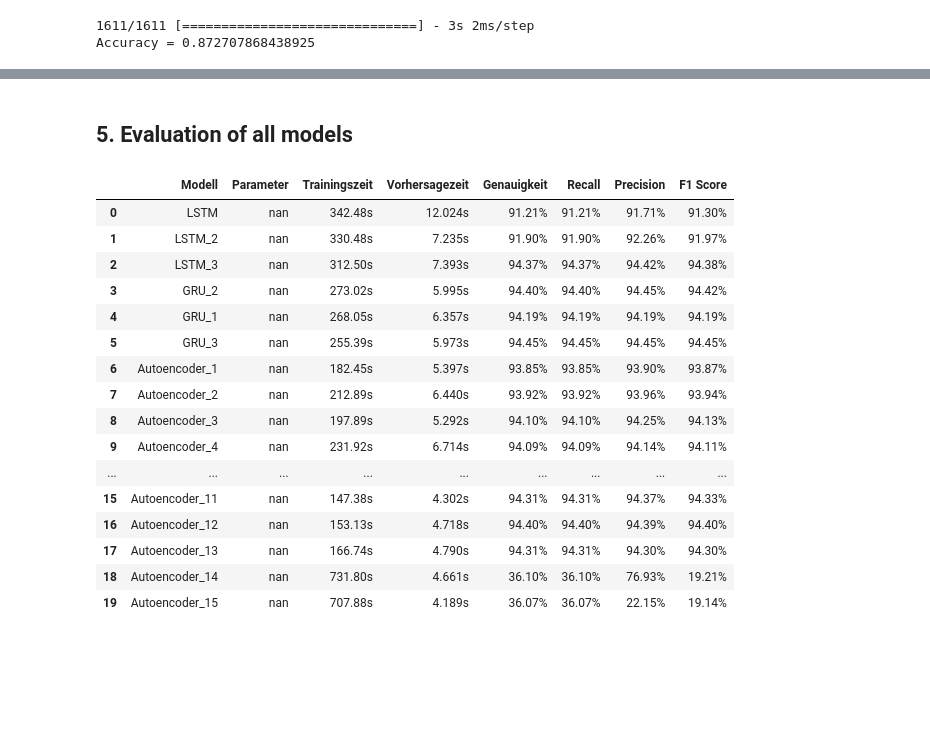
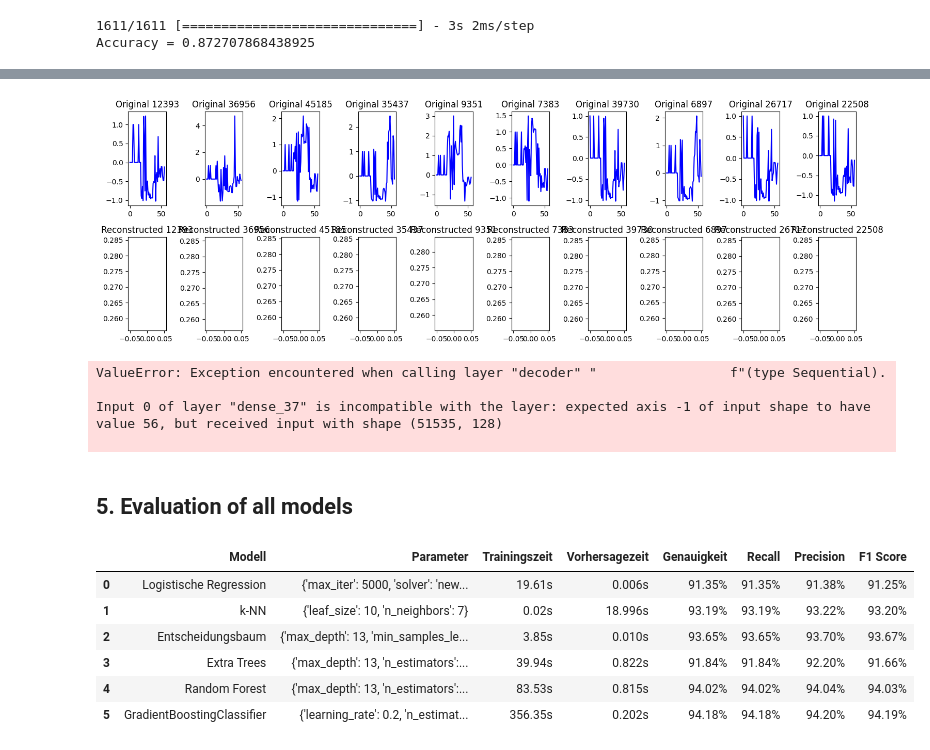
Before and after one commit to aKravtschenko/DEEPL-Autoencoder, a Jupyter notebook: new_autoencoder.ipynb, the cells around one changed output, grey strips where cells are left out. Saved outputs shown, nothing was run; the diff lists cells and outputs as text; code cells hidden in the pictures; blank space fills up the shorter version.

```diff
--- a/new_autoencoder.ipynb
+++ b/new_autoencoder.ipynb
@@ -1424,0 +1798,26 @@ decoded_data = decoder_model.predict(encoded_data)
+# %%
+# Encoder verwenden, um Daten zu reduzieren
+encoded_data = model_vae.encoder(X_test_reshaped).numpy()
+
+# Decoder verwenden, um Daten zu rekonstruieren
+decoded_data = model_vae.decoder(encoded_data).numpy()
+
+# Anzahl der Beispiele zum Plotten
+num_examples = 10
+selected_indices = np.random.choice(range(len(X_test_reshaped)), num_examples, replace=False)
+
+# Originaldaten vs. rekonstruierte Daten plotten
+plt.figure(figsize=(15, 5))
+
+for i, idx in enumerate(selected_indices, 1):
+    plt.subplot(2, num_examples, i)
+    plt.plot(X_test_reshaped[idx, 0], 'b')
+    plt.title(f'Original {idx}')
+    plt.subplot(2, num_examples, i + num_examples)
+    plt.plot(decoded_data[idx, 0], 'r')
+    plt.title(f'Reconstructed {idx}')
+
+plt.tight_layout()
+plt.show()
+# %% [output]
+[figure, added]
@@ -1424,0 +1827,8 @@ decoded_data = decoder_model.predict(encoded_data)
+# %%
+encoded_data = model_vae.encoder(X_test_reshaped).numpy()
+plot_autoencoder_reconstruction(model_vae.decoder(encoded_data).numpy(), X_test_reshaped)
+# %% [output]
+ValueError: Exception encountered when calling layer "decoder" "                 f"(type Sequential).
+
+Input 0 of layer "dense_37" is incompatible with the layer: expected axis -1 of input shape to have value 56, but received input with shape (51535, 128)
+
@@ -1438,0 +1848,4 @@ df_results_d = pd.read_csv('./data/df_results_d.csv')
+# %%
+df_results_c = pd.read_csv('./data/df_results_d.csv')
+df_results_a = pd.read_csv('./data/df_results_a.csv')
+df_results_k = pd.read_csv('./data/df_results_k.csv')
@@ -1441,30 +1856,20 @@ df_results_all = pd.concat([df_results_c, df_results_d], ignore_index=True)
 # %%
-df_results_d.style.background_gradient(subset=['Trainingszeit'], cmap='RdYlGn_r') \
+df_results_k.style.background_gradient(subset=['Trainingszeit'], cmap='RdYlGn_r') \
                             .background_gradient(subset=['Vorhersagezeit'], cmap='RdYlGn_r') \
                             .background_gradient(subset=['Recall'], cmap='RdYlGn') \
                             .background_gradient(subset=['Precision'], cmap='RdYlGn') \
                             .background_gradient(subset=['F1 Score'], cmap='RdYlGn') \
                             .background_gradient(subset=['Genauigkeit'], cmap='RdYlGn') \
                             .format({'Trainingszeit': '{:.2f}s', 'Vorhersagezeit': '{:.3f}s', 'Recall': '{:.2%}'
                                      , 'Precision': '{:.2%}', 'F1 Score': '{:.2%}', 'Genauigkeit': '{:.2%}'})
 # %% [output]
 |  | Modell | Parameter | Trainingszeit | Vorhersagezeit | Genauigkeit | Recall | Precision | F1 Score |
-| 0 | LSTM | nan | 342.48s | 12.024s | 91.21% | 91.21% | 91.71% | 91.30% |
-| 1 | LSTM_2 | nan | 330.48s | 7.235s | 91.90% | 91.90% | 92.26% | 91.97% |
-| 2 | LSTM_3 | nan | 312.50s | 7.393s | 94.37% | 94.37% | 94.42% | 94.38% |
-| 3 | GRU_2 | nan | 273.02s | 5.995s | 94.40% | 94.40% | 94.45% | 94.42% |
-| 4 | GRU_1 | nan | 268.05s | 6.357s | 94.19% | 94.19% | 94.19% | 94.19% |
-| 5 | GRU_3 | nan | 255.39s | 5.973s | 94.45% | 94.45% | 94.45% | 94.45% |
-| 6 | Autoencoder_1 | nan | 182.45s | 5.397s | 93.85% | 93.85% | 93.90% | 93.87% |
-| 7 | Autoencoder_2 | nan | 212.89s | 6.440s | 93.92% | 93.92% | 93.96% | 93.94% |
-| 8 | Autoencoder_3 | nan | 197.89s | 5.292s | 94.10% | 94.10% | 94.25% | 94.13% |
-| 9 | Autoencoder_4 | nan | 231.92s | 6.714s | 94.09% | 94.09% | 94.14% | 94.11% |
-| ... | ... | ... | ... | ... | ... | ... | ... | ... |
-| 15 | Autoencoder_11 | nan | 147.38s | 4.302s | 94.31% | 94.31% | 94.37% | 94.33% |
-| 16 | Autoencoder_12 | nan | 153.13s | 4.718s | 94.40% | 94.40% | 94.39% | 94.40% |
-| 17 | Autoencoder_13 | nan | 166.74s | 4.790s | 94.31% | 94.31% | 94.30% | 94.30% |
-| 18 | Autoencoder_14 | nan | 731.80s | 4.661s | 36.10% | 36.10% | 76.93% | 19.21% |
-| 19 | Autoencoder_15 | nan | 707.88s | 4.189s | 36.07% | 36.07% | 22.15% | 19.14% |
+| 0 | Logistische Regression | {'max_iter': 5000, 'solver': 'new... | 19.61s | 0.006s | 91.35% | 91.35% | 91.38% | 91.25% |
+| 1 | k-NN | {'leaf_size': 10, 'n_neighbors': 7} | 0.02s | 18.996s | 93.19% | 93.19% | 93.22% | 93.20% |
+| 2 | Entscheidungsbaum | {'max_depth': 13, 'min_samples_le... | 3.85s | 0.010s | 93.65% | 93.65% | 93.70% | 93.67% |
+| 3 | Extra Trees | {'max_depth': 13, 'n_estimators':... | 39.94s | 0.822s | 91.84% | 91.84% | 92.20% | 91.66% |
+| 4 | Random Forest | {'max_depth': 13, 'n_estimators':... | 83.53s | 0.815s | 94.02% | 94.02% | 94.04% | 94.03% |
+| 5 | GradientBoostingClassifier | {'learning_rate': 0.2, 'n_estimat... | 356.35s | 0.202s | 94.18% | 94.18% | 94.20% | 94.19% |
 # %%
 df_results = df_results.sort_values(by='Accuracy', ascending=False)
 
```
Also changed, not shown: parts of 42 cells of this notebook, 6 other files.
